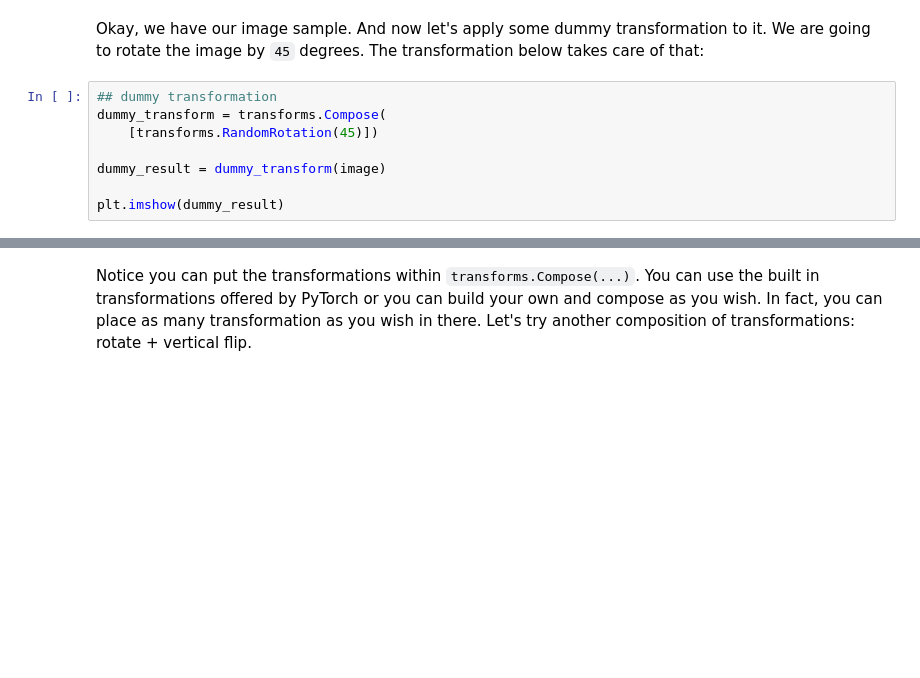
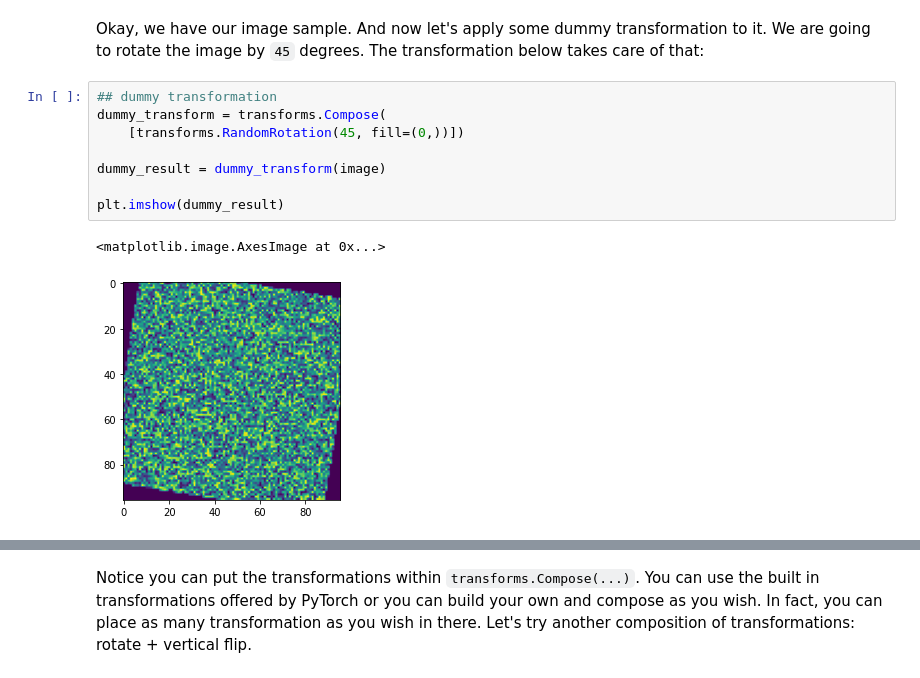
Before and after one commit to dair-ai/notebooks, a Jupyter notebook: _notebooks/2020-03-18-A_Gentle_Introduction_to_PyTorch_1_2.ipynb, the cells around one changed output, grey strips where cells are left out. Saved outputs shown, nothing was run; the diff lists cells and outputs as text; blank space fills up the shorter version.

```diff
--- a/_notebooks/2020-03-18-A_Gentle_Introduction_to_PyTorch_1_2.ipynb
+++ b/_notebooks/2020-03-18-A_Gentle_Introduction_to_PyTorch_1_2.ipynb
@@ -155,8 +127,11 @@ Okay, we have our image sample. And now let's apply some dummy transformation to
 # %%
 ## dummy transformation
 dummy_transform = transforms.Compose(
-    [transforms.RandomRotation(45)])
+    [transforms.RandomRotation(45, fill=(0,))])
 
 dummy_result = dummy_transform(image)
 
 plt.imshow(dummy_result)
+# %% [output]
+<matplotlib.image.AxesImage at 0x...>
+[figure, added]
```
Also changed, not shown: parts of 15 cells of this notebook, 3 other files.
